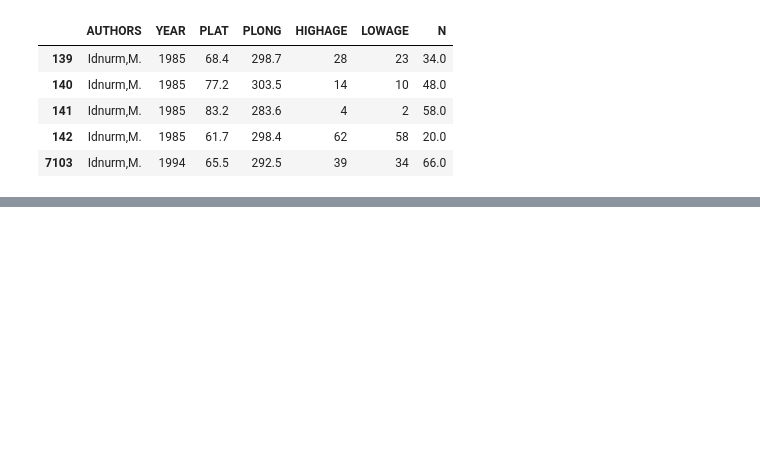
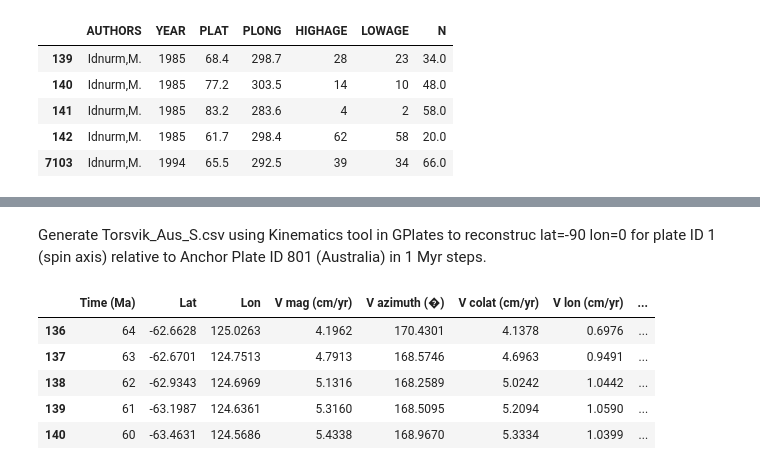
Before and after one commit to Swanson-Hysell-Group/bayesian_plate_reconstruction, a Jupyter notebook: figures/australia/Australia_Poles.ipynb, the cells around one changed output, grey strips where cells are left out. Saved outputs shown, nothing was run; the diff lists cells and outputs as text; code cells hidden in the pictures; blank space fills up the shorter version.

```diff
--- a/figures/australia/Australia_Poles.ipynb
+++ b/figures/australia/Australia_Poles.ipynb
@@ -48,0 +48,19 @@ plt.show()
+# %% [markdown]
+Generate Torsvik_Aus_S.csv using Kinematics tool in GPlates to reconstruc lat=-90 lon=0 for plate ID 1 (spin axis) relative to Anchor Plate ID 801 (Australia) in 1 Myr steps.
+# %%
+Torsvik2017_pole = pd.read_csv('../../gplates/Torsvik2017/Torsvik_Aus_S.csv')
+Torsvik2017_pole_Cenozoic = Torsvik2017_pole.ix[Torsvik2017_pole['Time (Ma)']<65]
+Torsvik2017_pole_Cenozoic = Torsvik2017_pole_Cenozoic.ix[Torsvik2017_pole_Cenozoic['Time (Ma)']>0]
+Torsvik2017_pole_Cenozoic.head()
+
+Seton2012_pole = pd.read_csv('../../gplates/Seton2012/Seton_Aus_S.csv')
+Seton2012_pole_Cenozoic = Seton2012_pole.ix[Seton2012_pole['Time (Ma)']<65]
+Seton2012_pole_Cenozoic = Seton2012_pole_Cenozoic.ix[Seton2012_pole_Cenozoic['Time (Ma)']>0]
+Seton2012_pole_Cenozoic.head()
+# %% [output]
+|  | Time (Ma) | Lat | Lon | V mag (cm/yr) | V azimuth (�) | V colat (cm/yr) | V lon (cm/yr) | ... |
+| 136 | 64 | -62.6628 | 125.0263 | 4.1962 | 170.4301 | 4.1378 | 0.6976 | ... |
+| 137 | 63 | -62.6701 | 124.7513 | 4.7913 | 168.5746 | 4.6963 | 0.9491 | ... |
+| 138 | 62 | -62.9343 | 124.6969 | 5.1316 | 168.2589 | 5.0242 | 1.0442 | ... |
+| 139 | 61 | -63.1987 | 124.6361 | 5.3160 | 168.5095 | 5.2094 | 1.0590 | ... |
+| 140 | 60 | -63.4631 | 124.5686 | 5.4338 | 168.9670 | 5.3334 | 1.0399 | ... |
```
Also changed, not shown: parts of 3 cells of this notebook, 12 other files.
